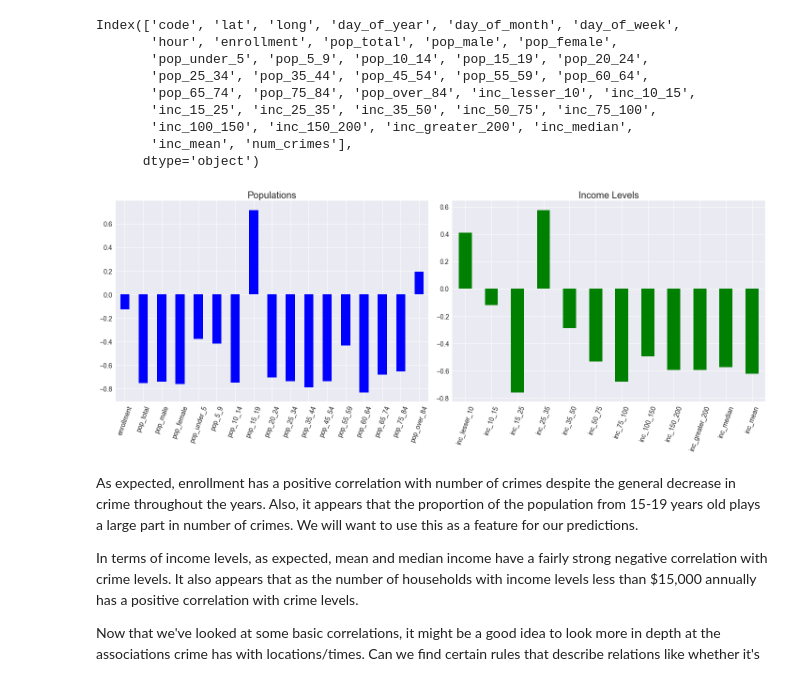
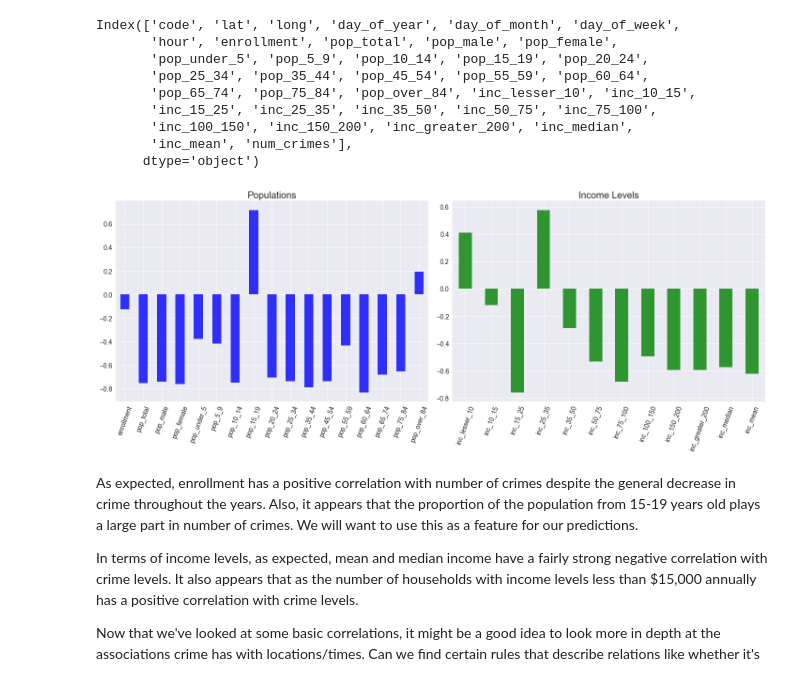
Before and after one commit to pspratling/Forecasting-Crime-around-the-Georgia-Tech-Campus, a Jupyter notebook: IPython notebooks/Exploratory Data Analysis.ipynb, the cells around one changed output. Cells and saved outputs as stored; diff of their text form; code cells hidden in the pictures.

```diff
--- a/IPython notebooks/Exploratory Data Analysis.ipynb
+++ b/IPython notebooks/Exploratory Data Analysis.ipynb
@@ -288,23 +304,23 @@ Index(['code', 'lat', 'long', 'day_of_year', 'day_of_month', 'day_of_week',
 # %%
 #finding values to be used for correlations
 month_means = c.groupby(['year', 'month']).agg(np.mean)
 month_means['num_crimes'] = month_size
 
 #getting rid of irrelevant and categorical columns
 month_means = month_means.iloc[:, 7:]
 
 #finding final correlations
 correlations = month_means.corr()['num_crimes'].drop('num_crimes')
 
 #plotting
 fig, ax = plt.subplots(1,2, figsize=(20,8))
-correlations.iloc[:17].plot(kind='bar', color='b', ax=ax[0], title='Populations', rot=70)
-correlations.iloc[17:29].plot(kind='bar', color='g', ax=ax[1], title='Income Levels', rot=70)
+correlations.iloc[:17].plot(kind='bar', color='b', ax=ax[0], title='Populations', rot=70, alpha=0.8)
+correlations.iloc[17:29].plot(kind='bar', color='g', ax=ax[1], title='Income Levels', rot=70, alpha=0.8)
 
 plt.tight_layout()
 plt.show()
 # %% [output]
-[figure, old version]
+[figure, new version]
 # %% [markdown]
 As expected, enrollment has a positive correlation with number of crimes despite the general decrease in crime throughout the years. Also, it appears that the proportion of the population from 15-19 years old plays a large part in number of crimes. We will want to use this as a feature for our predictions.
 
```
Also changed, not shown: parts of 7 cells of this notebook.
